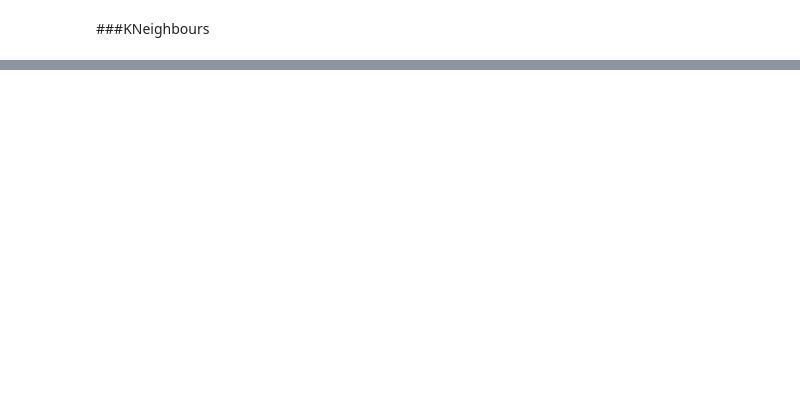
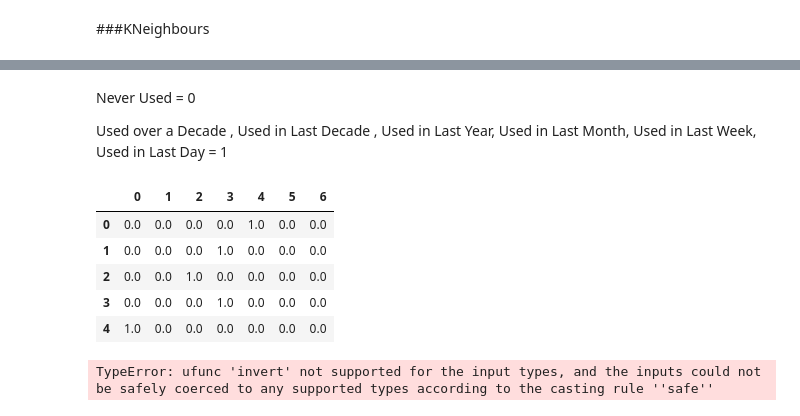
Before and after one commit to jadrzy/ProjectPythonForMachineLearning, a Jupyter notebook: notebooks/CreatingModel.ipynb, the cells around one changed output, grey strips where cells are left out. Drawn from its saved outputs; the diff is of its cells as text; code cells hidden in the pictures; blank space fills up the shorter version.

```diff
--- a/notebooks/CreatingModel.ipynb
+++ b/notebooks/CreatingModel.ipynb
@@ -375,0 +460,27 @@ print(rmse)
+# %% [markdown]
+Never Used = 0
+
+Used over a Decade , Used in Last Decade , Used in Last Year, Used in Last Month, Used in Last Week, Used in Last Day = 1
+# %%
+X1= selected_model_data.drop(['Cannabis','Age', 'Gender', 'Education', 'Neuroticism', 'Extraversion',
+       'Openness to experience', 'Agreeableness', 'Conscientiousness',
+       'Impulsiveness', 'Sensation seeking', 'Country_UK', 'Country_USA'], axis=1)
+
+
+from sklearn.preprocessing import OneHotEncoder
+
+enc = OneHotEncoder(sparse_output=False, handle_unknown='ignore')
+y=pd.DataFrame(selected_model_data[['Cannabis']])
+enc.fit(y)
+Y=enc.transform(y)
+Y=pd.DataFrame(Y)
+
+from sklearn.model_selection import train_test_split
+Y.head()
+# %% [output]
+|  | 0 | 1 | 2 | 3 | 4 | 5 | 6 |
+| 0 | 0.0 | 0.0 | 0.0 | 0.0 | 1.0 | 0.0 | 0.0 |
+| 1 | 0.0 | 0.0 | 0.0 | 1.0 | 0.0 | 0.0 | 0.0 |
+| 2 | 0.0 | 0.0 | 1.0 | 0.0 | 0.0 | 0.0 | 0.0 |
+| 3 | 0.0 | 0.0 | 0.0 | 1.0 | 0.0 | 0.0 | 0.0 |
+| 4 | 1.0 | 0.0 | 0.0 | 0.0 | 0.0 | 0.0 | 0.0 |
@@ -375,0 +490,35 @@ print(rmse)
+# %%
+
+
+
+import numpy as np
+from sklearn import tree
+cla = tree.DecisionTreeClassifier(random_state=1,max_depth=5)
+cla.fit(X_train, Y_train)
+
+y_pred_train = cla.predict(X_train)
+y_pred = cla.predict(X_valid)
+
+from sklearn.metrics import accuracy_score
+
+acc_train = accuracy_score(Y_train, y_pred_train)
+acc_val = accuracy_score(Y_valid, y_pred)
+
+from sklearn.metrics import confusion_matrix
+tn, fp, fn, tp = confusion_matrix(Y_test, Y_pred).ravel()
+
+
+tpr=tp/(tp+fn)
+tnr=tn/(tn+fp)
+fpr=fp/(fp+tn)
+fnr=fn/(fn+tp)
+
+print(tpr)
+print(tnr)
+print(fpr)
+print(fnr)
+
+print(acc_train)
+print(acc_val)
+# %% [output]
+TypeError: ufunc 'invert' not supported for the input types, and the inputs could not be safely coerced to any supported types according to the casting rule ''safe''
```
Also changed, not shown: parts of 26 cells of this notebook.
